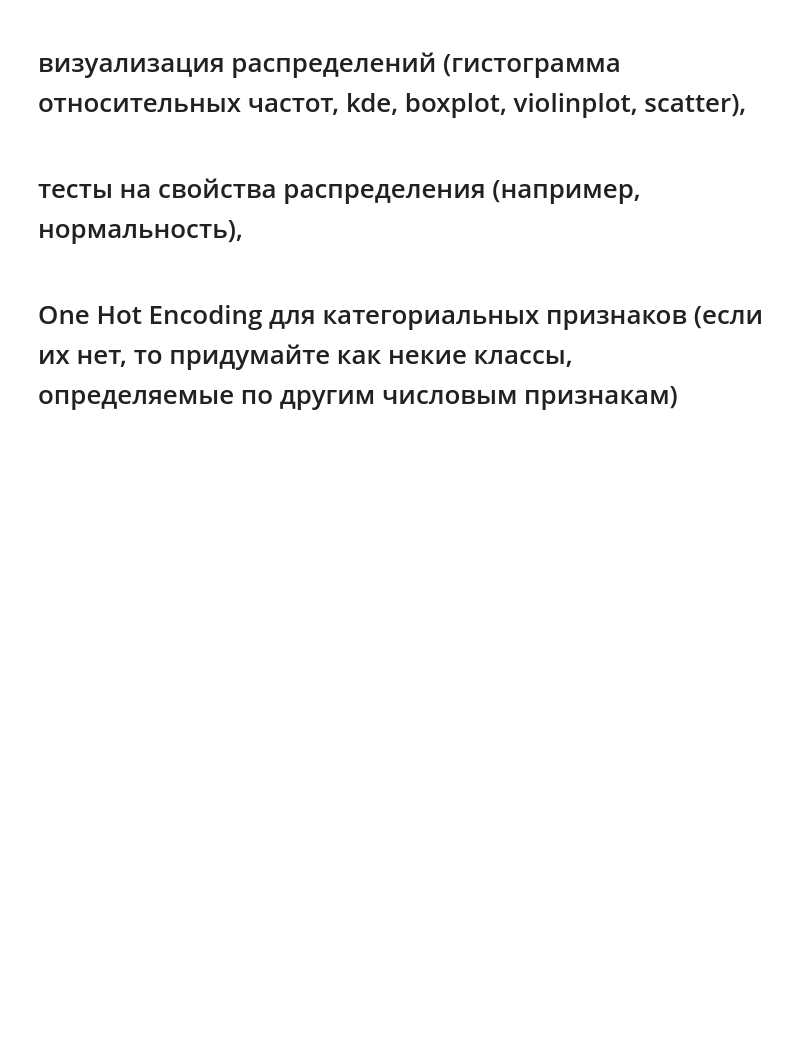
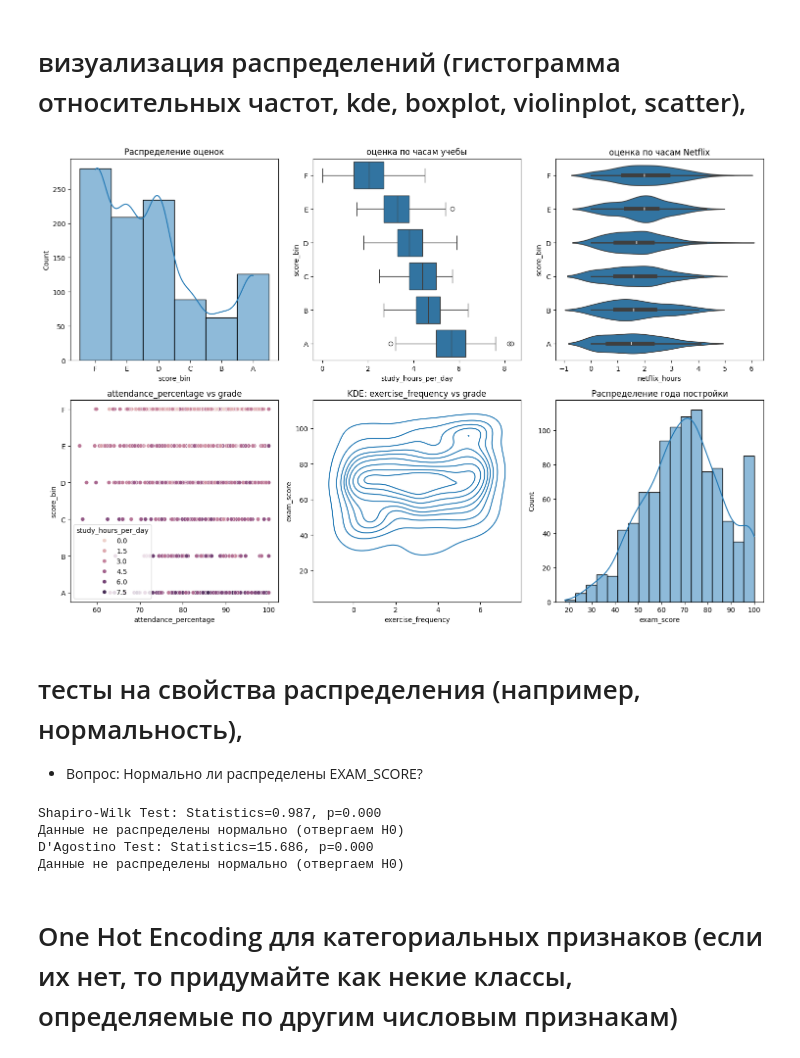
Before and after one commit to ikedestiny/ITMO-ML, a Jupyter notebook: lab1/Lab1.ipynb, the cells around one changed output. Drawn from its saved outputs; the diff is of its cells as text; code cells hidden in the pictures; blank space fills up the shorter version.

```diff
--- a/lab1/Lab1.ipynb
+++ b/lab1/Lab1.ipynb
@@ -123,7 +166,61 @@ ValueError: Bin labels must be one fewer than the number of bin edges
 # %% [markdown]
 # визуализация распределений (гистограмма относительных частот, kde, boxplot, violinplot, scatter),
+# %%
+# Создаем grid для визуализации
+fig, axes = plt.subplots(2, 3, figsize=(15, 10))
+
+# Гистограмма с KDE
+sns.histplot(df['score_bin'], kde=True, ax=axes[0,0])
+axes[0,0].set_title('Распределение оценок')
+
+# Boxplot по качеству
+sns.boxplot(data=df, x='study_hours_per_day', y='score_bin', ax=axes[0,1])
+axes[0,1].set_title('оценка по часам учебы')
+
+# Violin plot
+sns.violinplot(data=df, x='netflix_hours', y='score_bin', ax=axes[0,2])
+axes[0,2].set_title('оценка по часам Netflix')
+
+# Scatter plot
+sns.scatterplot(data=df, x='attendance_percentage', y='score_bin', hue='study_hours_per_day', ax=axes[1,0])
+axes[1,0].set_title('attendance_percentage vs grade')
+
+# KDE plot
+sns.kdeplot(data=df, x='exercise_frequency', y='exam_score', ax=axes[1,1])
+axes[1,1].set_title('KDE: exercise_frequency vs grade')
+
+# Распределение года постройки
+sns.histplot(df['exam_score'], kde=True, ax=axes[1,2])
+axes[1,2].set_title('Распределение года постройки')
+
+plt.tight_layout()
+plt.show()
+# %% [output]
+[figure, added]
 # %% [markdown]
 # тесты на свойства распределения (например, нормальность),
+- Вопрос: Нормально ли распределены EXAM_SCORE?
+# %%
+from scipy.stats import shapiro, normaltest
+# Тесты на нормальность
+stat, p = shapiro(df['exam_score'])
+print(f'Shapiro-Wilk Test: Statistics={stat:.3f}, p={p:.3f}')
+if p > 0.05:
+    print('Данные распределены нормально (не отвергаем H0)')
+else:
+    print('Данные не распределены нормально (отвергаем H0)')
+# Тест Д'Агостино
+stat, p = normaltest(df['exam_score'])
+print(f'D\'Agostino Test: Statistics={stat:.3f}, p={p:.3f}')
+if p > 0.05:
+    print('Данные распределены нормально (не отвергаем H0)')
+else:
+    print('Данные не распределены нормально (отвергаем H0)')
+# %% [output]
+Shapiro-Wilk Test: Statistics=0.987, p=0.000
+Данные не распределены нормально (отвергаем H0)
+D'Agostino Test: Statistics=15.686, p=0.000
+Данные не распределены нормально (отвергаем H0)
 # %% [markdown]
 # One Hot Encoding для категориальных признаков (если их нет, то придумайте как некие классы, определяемые по другим числовым признакам)
 # %% [markdown]
```
Also changed, not shown: parts of 5 cells of this notebook.
